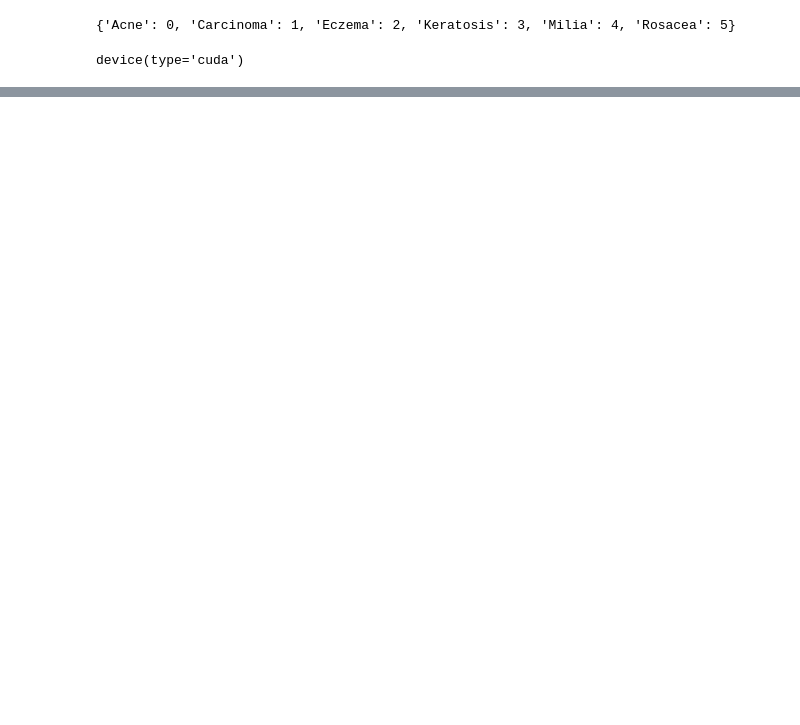
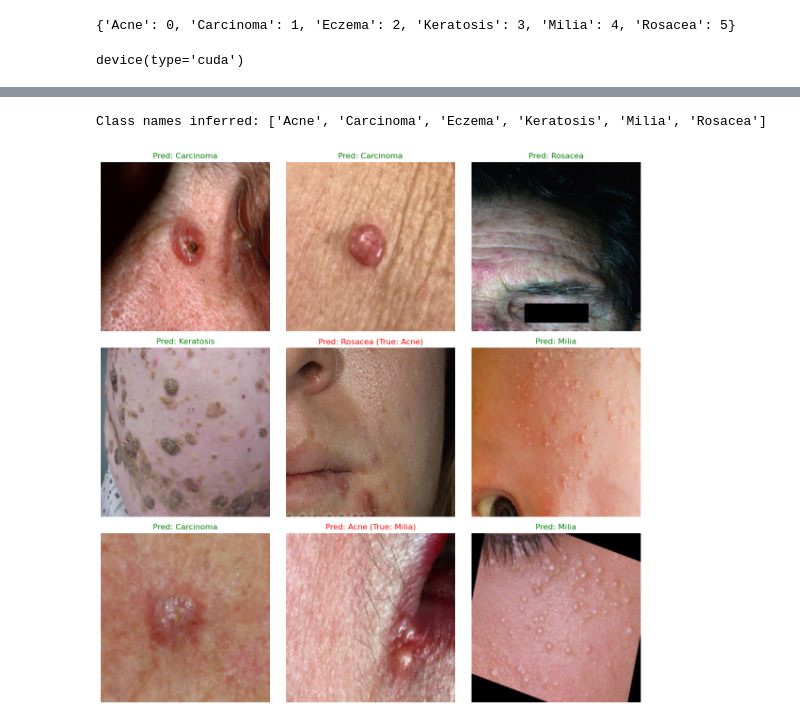
Before and after one commit to bluepeach1121/skin-condition-ML, a Jupyter notebook: skinmodel1.ipynb, the cells around one changed output, grey strips where cells are left out. Saved outputs shown, nothing was run; the diff lists cells and outputs as text; code cells hidden in the pictures; blank space fills up the shorter version.

```diff
--- a/skinmodel1.ipynb
+++ b/skinmodel1.ipynb
@@ -532,0 +542,58 @@ plot_loss_and_accuracy(results)
+# %%
+from tqdm.auto import tqdm
+
+# Infer class names from the directory structure
+labels = [label for label in os.listdir(root_dir) if os.path.isdir(os.path.join(root_dir, label))]
+label_to_index = {label: idx for idx, label in enumerate(sorted(labels))}
+
+# Extract class names from the dictionary
+class_names = list(label_to_index.keys())
+
+print(f"Class names inferred: {class_names}")
+
+y_preds = []
+y_trues = []
+model.eval()  # Ensure model is in evaluation mode
+
+with torch.inference_mode():
+    for X, y in tqdm(test_dataloader, desc='feelin good...'):
+
+        X, y = X.to(device), y.to(device)
+
+        y_logit = model(X)
+
+        y_pred = torch.softmax(y_logit, dim=1).argmax(dim=1)
+
+        y_preds.append(y_pred.cpu())
+        y_trues.append(y.cpu())
+
+y_pred_tensor = torch.cat(y_preds)
+y_true_tensor = torch.cat(y_trues)
+
+# Pick 9 random indices for displaying in a 3x3 grid
+num_images = len(y_pred_tensor)
+random_indices = np.random.choice(num_images, 9, replace=False)
+
+fig, axs = plt.subplots(3, 3, figsize=(12, 12))
+axs = axs.flatten()  # Flatten the axes for easy iteration
+
+# Plot each randomly chosen image
+for i, idx in enumerate(random_indices):
+    img = images[idx].permute(1, 2, 0).numpy()  # Convert from CHW to HWC
+    true_label = y_true_tensor[idx].item()
+    pred_label = y_pred_tensor[idx].item()
+
+    axs[i].imshow(np.clip(img, 0, 1))
+    axs[i].axis('off')
+
+    # Set the title based on whether the prediction is correct or not
+    if true_label == pred_label:
+        axs[i].set_title(f"Pred: {class_names[pred_label]}", color='green', fontsize=12)
+    else:
+        axs[i].set_title(f"Pred: {class_names[pred_label]} (True: {class_names[true_label]})", color='red', fontsize=12)
+
+plt.tight_layout()
+plt.show()
+# %% [output]
+Class names inferred: ['Acne', 'Carcinoma', 'Eczema', 'Keratosis', 'Milia', 'Rosacea']
+[figure, added]
```
Also changed, not shown: parts of 17 cells of this notebook.
